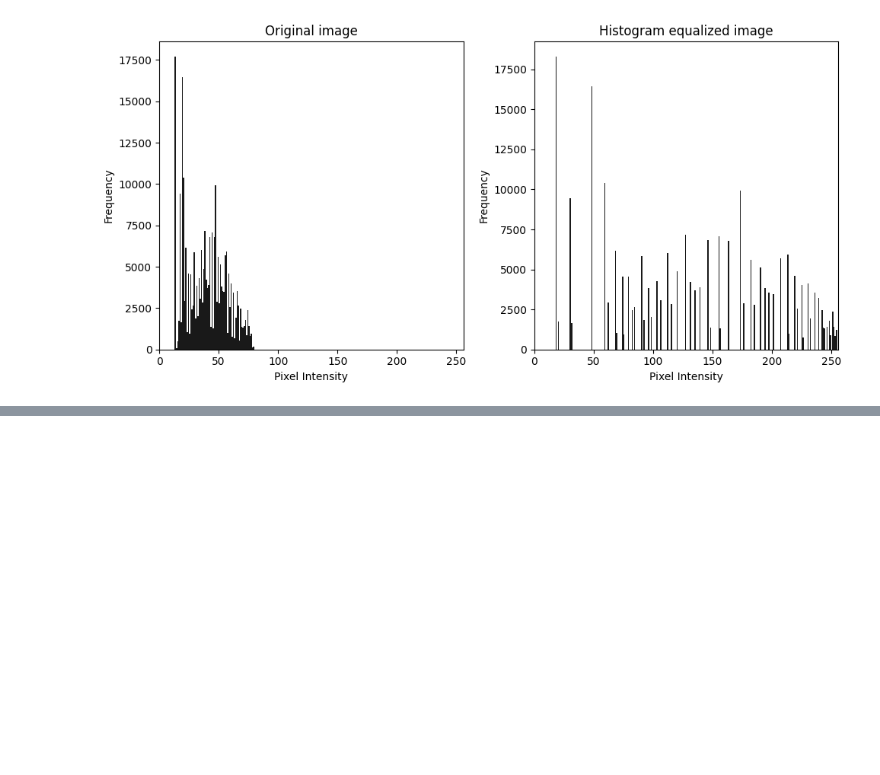
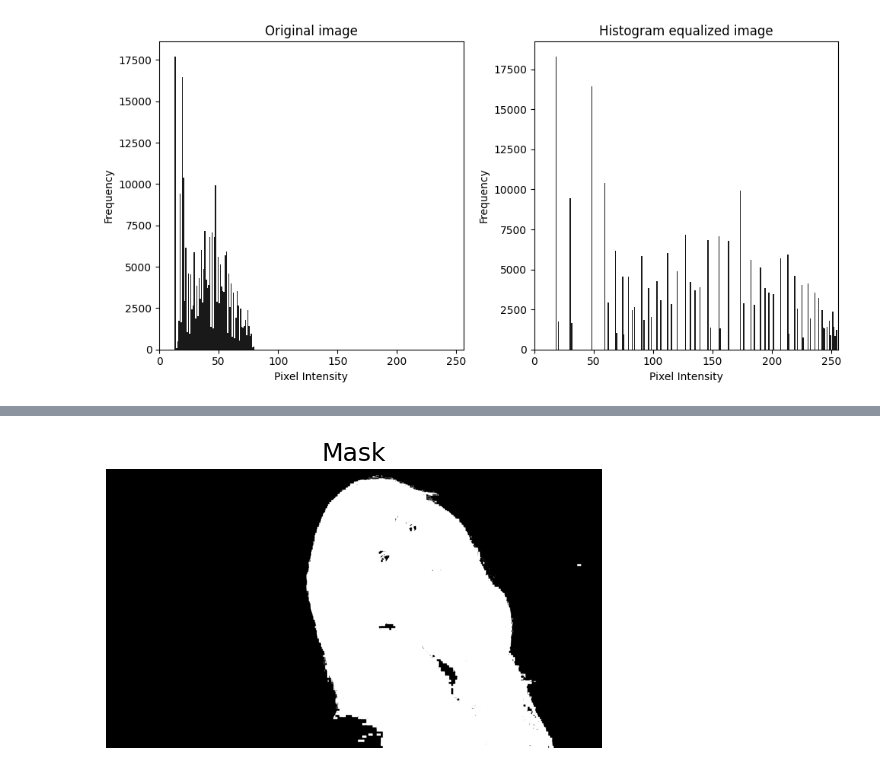
Before and after one commit to HirushikaPelagewtta/Image_Processing_and_Machine_Vision, a Jupyter notebook: Assgnment_1.ipynb, the cells around one changed output, grey strips where cells are left out. Cells and saved outputs as stored; diff of their text form; code cells hidden in the pictures; blank space fills up the shorter version.

```diff
--- a/Assgnment_1.ipynb
+++ b/Assgnment_1.ipynb
@@ -429,0 +482,7 @@ plt.show()
+# %%
+plt.imshow(mask, cmap='gray')
+plt.title('Mask', fontsize=18)
+plt.axis('off')
+plt.show()
+# %% [output]
+[figure, added]
```
Also changed, not shown: parts of 9 cells of this notebook.
